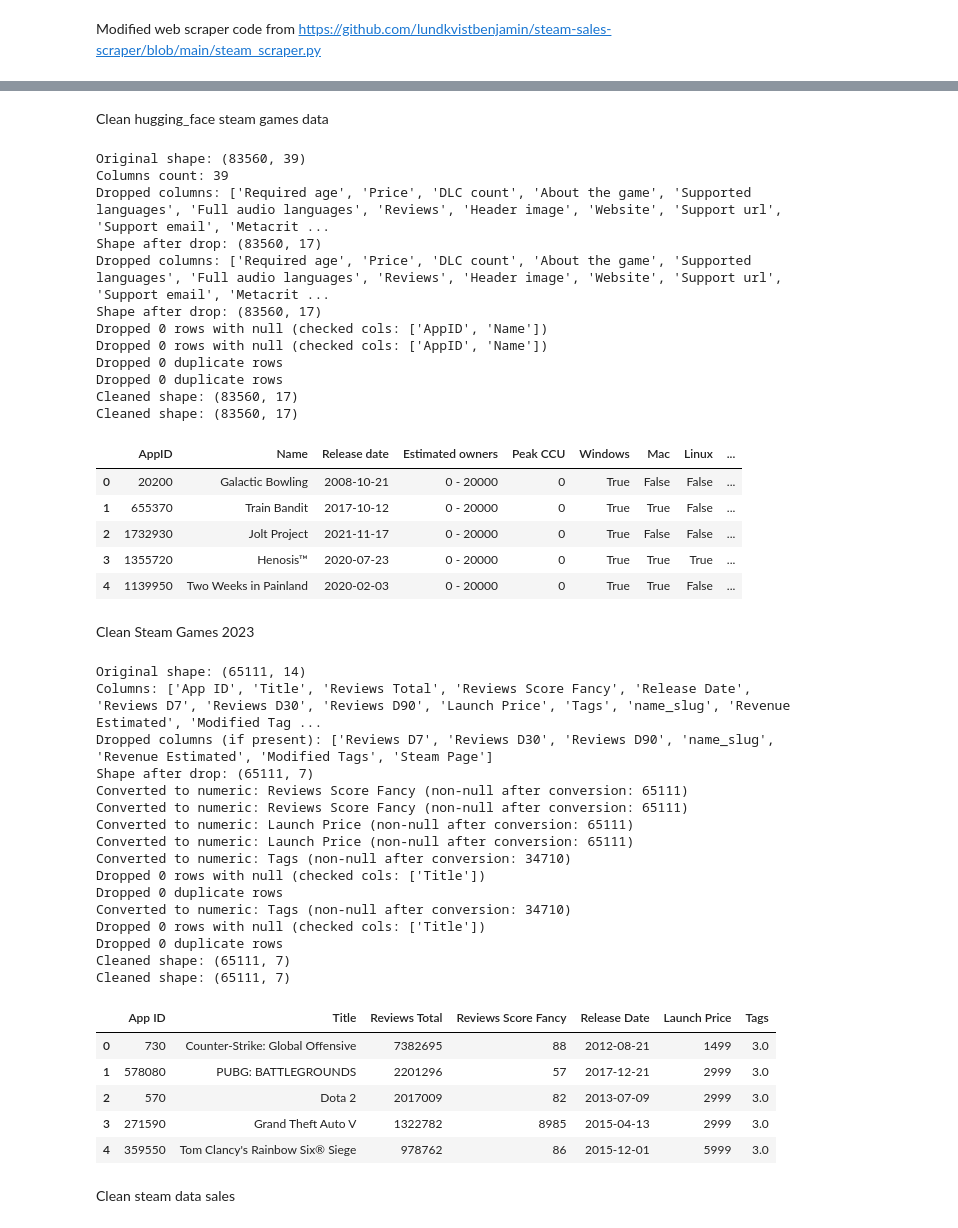
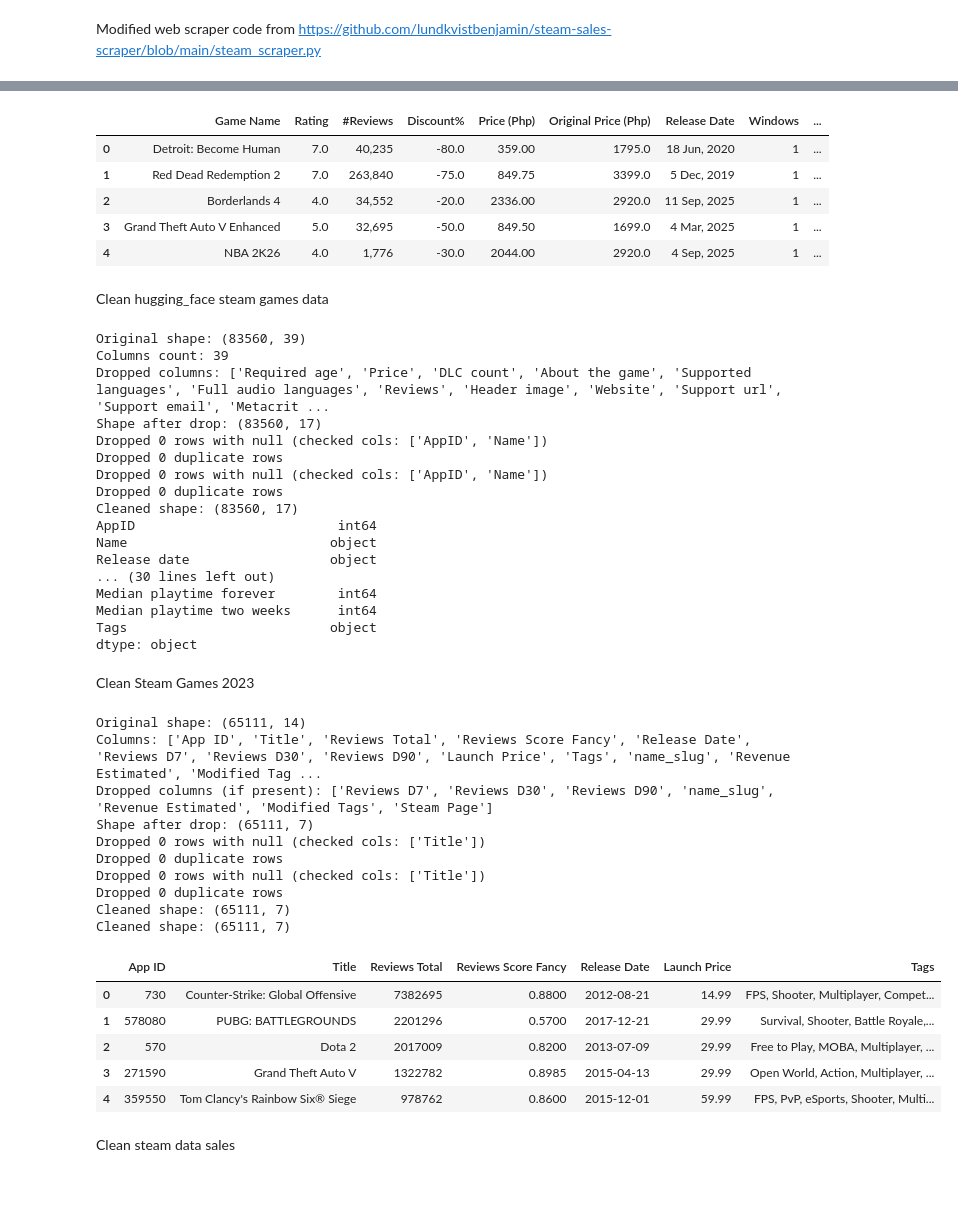
Before and after one commit to markcelemen/stadvdb-mco1, a Jupyter notebook: etl_steamdata.ipynb, the cells around one changed output, grey strips where cells are left out. Saved outputs shown, nothing was run; the diff lists cells and outputs as text; code cells hidden in the pictures; blank space fills up the shorter version.

```diff
--- a/etl_steamdata.ipynb
+++ b/etl_steamdata.ipynb
@@ -137,3 +146,12 @@ Steam Sales Data: (100, 11)
+# %%
+df_steam_sales.head()
+# %% [output]
+|  | Game Name | Rating | #Reviews | Discount% | Price (Php) | Original Price (Php) | Release Date | Windows | ... |
+| 0 | Detroit: Become Human | 7.0 | 40,235 | -80.0 | 359.00 | 1795.0 | 18 Jun, 2020 | 1 | ... |
+| 1 | Red Dead Redemption 2 | 7.0 | 263,840 | -75.0 | 849.75 | 3399.0 | 5 Dec, 2019 | 1 | ... |
+| 2 | Borderlands 4 | 4.0 | 34,552 | -20.0 | 2336.00 | 2920.0 | 11 Sep, 2025 | 1 | ... |
+| 3 | Grand Theft Auto V Enhanced | 5.0 | 32,695 | -50.0 | 849.50 | 1699.0 | 4 Mar, 2025 | 1 | ... |
+| 4 | NBA 2K26 | 4.0 | 1,776 | -30.0 | 2044.00 | 2920.0 | 4 Sep, 2025 | 1 | ... |
 # %% [markdown]
 Clean hugging_face steam games data
 # %%
@@ -195,25 +213,25 @@ df_huggingface.to_csv('hugging_face_cleaned.csv', index=False)
 print('Cleaned shape:', df_huggingface.shape)
 
 df_huggingface.head()
+print(df_huggingface.dtypes)
 # %% [output]
 Original shape: (83560, 39)
 Columns count: 39
 Dropped columns: ['Required age', 'Price', 'DLC count', 'About the game', 'Supported languages', 'Full audio languages', 'Reviews', 'Header image', 'Website', 'Support url', 'Support email', 'Metacrit ...
 Shape after drop: (83560, 17)
-Dropped columns: ['Required age', 'Price', 'DLC count', 'About the game', 'Supported languages', 'Full audio languages', 'Reviews', 'Header image', 'Website', 'Support url', 'Support email', 'Metacrit ...
-Shape after drop: (83560, 17)
-Dropped 0 rows with null (checked cols: ['AppID', 'Name'])
 Dropped 0 rows with null (checked cols: ['AppID', 'Name'])
 Dropped 0 duplicate rows
+Dropped 0 rows with null (checked cols: ['AppID', 'Name'])
 Dropped 0 duplicate rows
 Cleaned shape: (83560, 17)
-Cleaned shape: (83560, 17)
+AppID                          int64
+Name                          object
+Release date                  object
+... (30 lines left out)
+Median playtime forever        int64
+Median playtime two weeks      int64
+Tags                          object
+dtype: object
-|  | AppID | Name | Release date | Estimated owners | Peak CCU | Windows | Mac | Linux | ... |
-| 0 | 20200 | Galactic Bowling | 2008-10-21 | 0 - 20000 | 0 | True | False | False | ... |
-| 1 | 655370 | Train Bandit | 2017-10-12 | 0 - 20000 | 0 | True | True | False | ... |
-| 2 | 1732930 | Jolt Project | 2021-11-17 | 0 - 20000 | 0 | True | False | False | ... |
-| 3 | 1355720 | Henosis™ | 2020-07-23 | 0 - 20000 | 0 | True | True | True | ... |
-| 4 | 1139950 | Two Weeks in Painland | 2020-02-03 | 0 - 20000 | 0 | True | True | False | ... |
 # %% [markdown]
 Clean Steam Games 2023
 # %%
@@ -243,15 +261,13 @@ for c in release_cols:
     df_steam_trends[c] = df_steam_trends[c].dt.strftime('%Y-%m-%d')
     df_steam_trends[c] = df_steam_trends[c].fillna('')
 
-# Convert object columns that look numeric into numeric dtype
-for c in df_steam_trends.columns:
-    if df_steam_trends[c].dtype == 'object':
-        cleaned = df_steam_trends[c].astype(str).str.replace(r'[^0-9.\-]', '', regex=True)
-        converted = pd.to_numeric(cleaned, errors='coerce')
-        non_null = converted.notna().sum()
-        if non_null >= max(1, 0.1 * len(df_steam_trends)):
-            df_steam_trends[c] = converted
-            print(f'Converted to numeric: {c} (non-null after conversion: {non_null})')
+# Convert reviews score fancy values from % to float decimal
+df_steam_trends['Reviews Score Fancy'] = df_steam_trends['Reviews Score Fancy'].str.replace(',', '.', regex=False)
+df_steam_trends['Reviews Score Fancy'] = df_steam_trends['Reviews Score Fancy'].str.rstrip('%').astype(float) / 100.0
+# Convert launch price to float. Replace ',' with '.', remove non-numeric chars
+df_steam_trends['Launch Price'] = df_steam_trends['Launch Price'].str.replace(',', '.', regex=False)
+df_steam_trends['Launch Price'] = df_steam_trends['Launch Price'].str.replace('$', '', regex=False)
+df_steam_trends['Launch Price'] = pd.to_numeric(df_steam_trends['Launch Price'], errors='coerce')
 
 # Row reduction: drop rows missing important vals
 id_tokens = ['app id','title','release date']
@@ -265,44 +281,39 @@ if id_cols:
 
 # Handle missing values: numeric -> median, text -> empty string
 num_cols = df_steam_trends.select_dtypes(include=['number']).columns.tolist()
 obj_cols = [c for c in df_steam_trends.columns if c not in num_cols]
 for c in num_cols:
     median = df_steam_trends[c].median()
     df_steam_trends[c] = df_steam_trends[c].fillna(median)
 for c in obj_cols:
     df_steam_trends[c] = df_steam_trends[c].fillna('')
 
 before = df_steam_trends.shape[0]
 df_steam_trends = df_steam_trends.drop_duplicates().reset_index(drop=True)
 after = df_steam_trends.shape[0]
 print(f'Dropped {before - after} duplicate rows')
 df_steam_trends.to_csv('steam_trends_cleaned.csv', index=False)
 print('Cleaned shape:', df_steam_trends.shape)
 
 df_steam_trends.head()
+#print(df_steam_trends.dtypes)
 # %% [output]
 Original shape: (65111, 14)
 Columns: ['App ID', 'Title', 'Reviews Total', 'Reviews Score Fancy', 'Release Date', 'Reviews D7', 'Reviews D30', 'Reviews D90', 'Launch Price', 'Tags', 'name_slug', 'Revenue Estimated', 'Modified Tag ...
 Dropped columns (if present): ['Reviews D7', 'Reviews D30', 'Reviews D90', 'name_slug', 'Revenue Estimated', 'Modified Tags', 'Steam Page']
 Shape after drop: (65111, 7)
-Converted to numeric: Reviews Score Fancy (non-null after conversion: 65111)
-Converted to numeric: Reviews Score Fancy (non-null after conversion: 65111)
-Converted to numeric: Launch Price (non-null after conversion: 65111)
-Converted to numeric: Launch Price (non-null after conversion: 65111)
-Converted to numeric: Tags (non-null after conversion: 34710)
 Dropped 0 rows with null (checked cols: ['Title'])
 Dropped 0 duplicate rows
-Converted to numeric: Tags (non-null after conversion: 34710)
 Dropped 0 rows with null (checked cols: ['Title'])
 Dropped 0 duplicate rows
 Cleaned shape: (65111, 7)
 Cleaned shape: (65111, 7)
 |  | App ID | Title | Reviews Total | Reviews Score Fancy | Release Date | Launch Price | Tags |
-| 0 | 730 | Counter-Strike: Global Offensive | 7382695 | 88 | 2012-08-21 | 1499 | 3.0 |
-| 1 | 578080 | PUBG: BATTLEGROUNDS | 2201296 | 57 | 2017-12-21 | 2999 | 3.0 |
-| 2 | 570 | Dota 2 | 2017009 | 82 | 2013-07-09 | 2999 | 3.0 |
-| 3 | 271590 | Grand Theft Auto V | 1322782 | 8985 | 2015-04-13 | 2999 | 3.0 |
-| 4 | 359550 | Tom Clancy's Rainbow Six® Siege | 978762 | 86 | 2015-12-01 | 5999 | 3.0 |
+| 0 | 730 | Counter-Strike: Global Offensive | 7382695 | 0.8800 | 2012-08-21 | 14.99 | FPS, Shooter, Multiplayer, Compet... |
+| 1 | 578080 | PUBG: BATTLEGROUNDS | 2201296 | 0.5700 | 2017-12-21 | 29.99 | Survival, Shooter, Battle Royale,... |
+| 2 | 570 | Dota 2 | 2017009 | 0.8200 | 2013-07-09 | 29.99 | Free to Play, MOBA, Multiplayer, ... |
+| 3 | 271590 | Grand Theft Auto V | 1322782 | 0.8985 | 2015-04-13 | 29.99 | Open World, Action, Multiplayer, ... |
+| 4 | 359550 | Tom Clancy's Rainbow Six® Siege | 978762 | 0.8600 | 2015-12-01 | 59.99 | FPS, PvP, eSports, Shooter, Multi... |
 # %% [markdown]
 Clean steam data sales
 # %%
```
Also changed, not shown: parts of 21 cells of this notebook, 1 other file.
